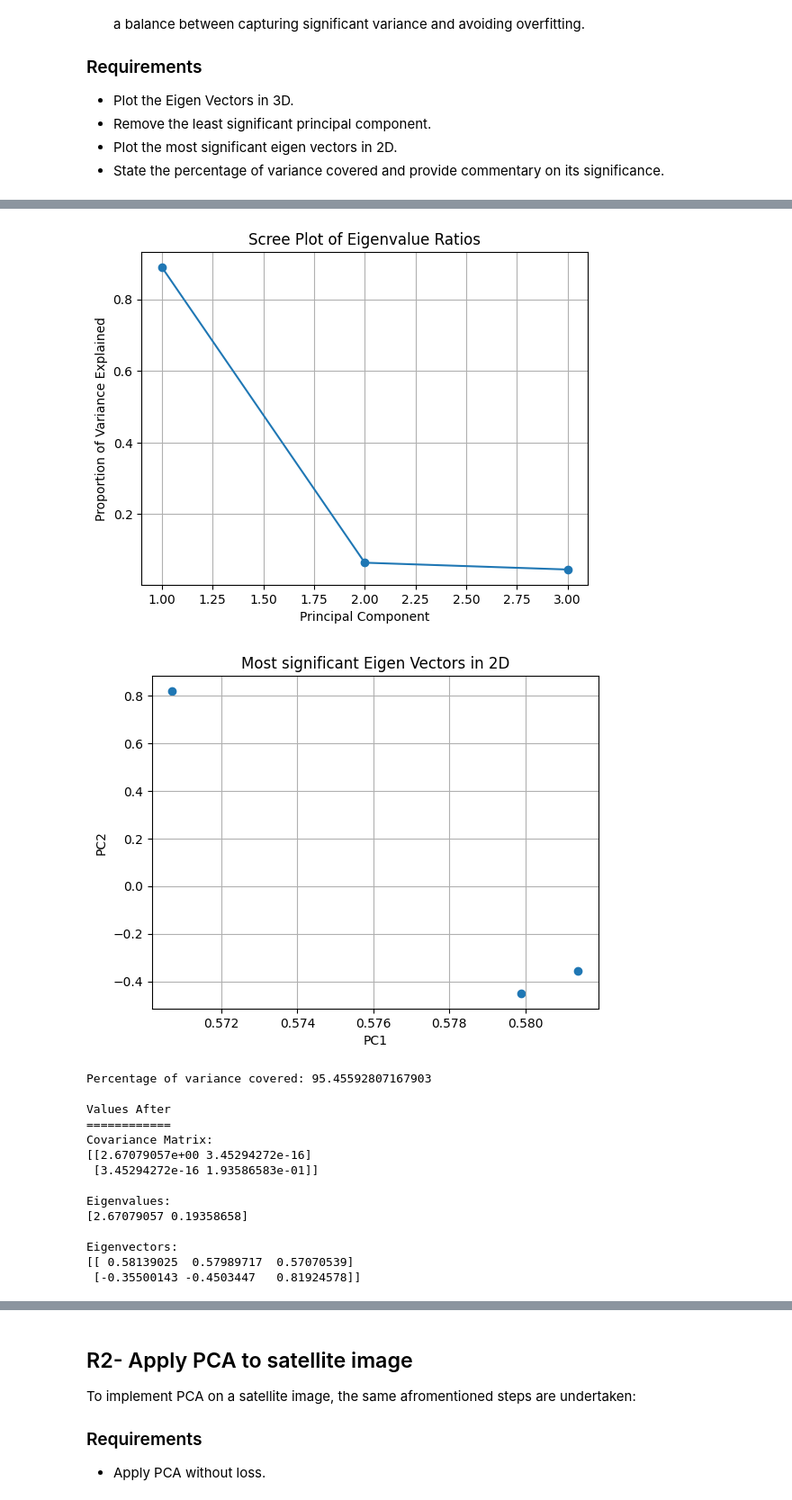
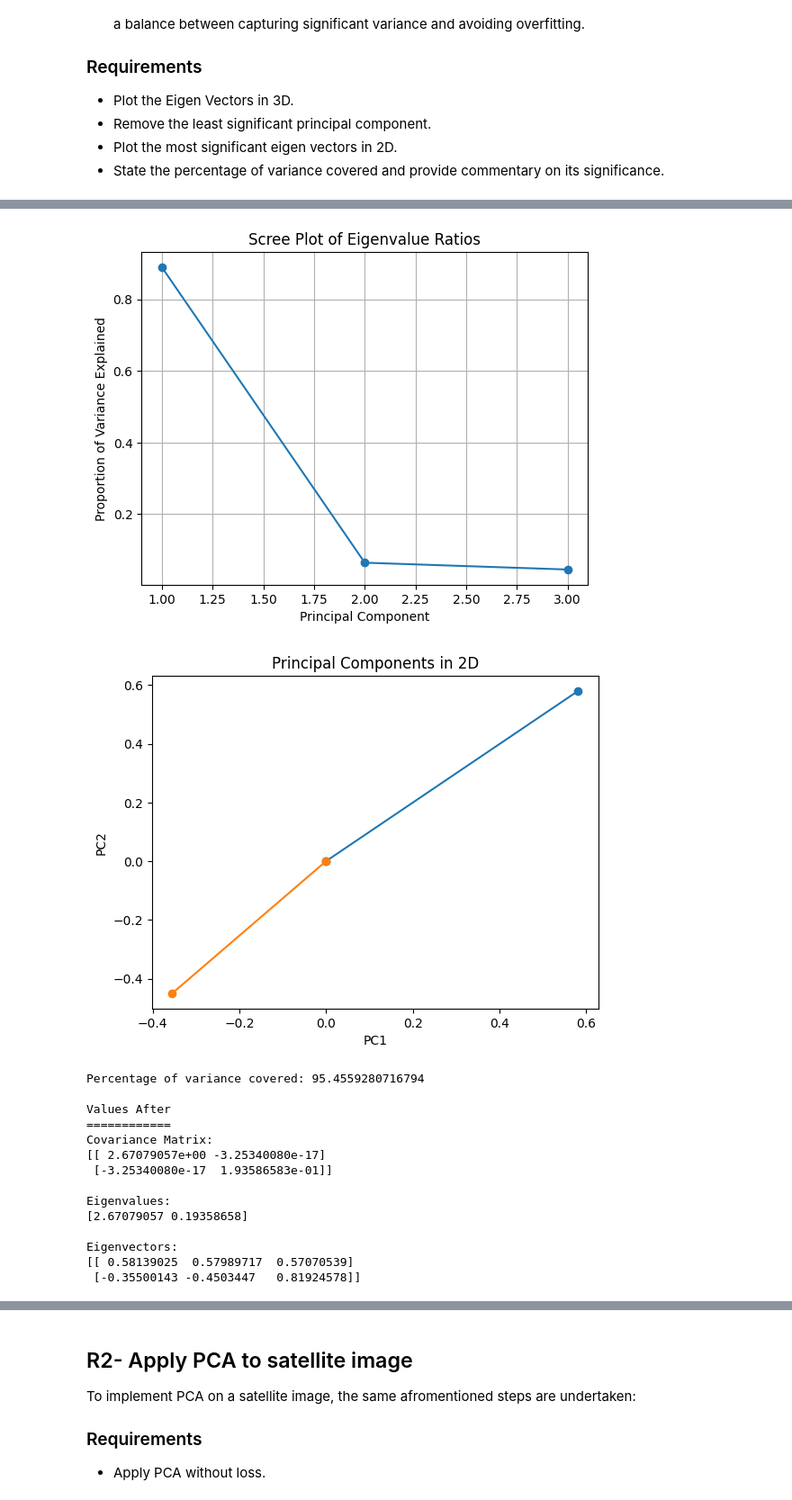
Before and after one commit to EngPeterAtef/Satellite-Imagery-Labs, a Jupyter notebook: Lab 2/9202395_9202405.ipynb, the cells around one changed output, grey strips where cells are left out. Shown at 90% size. Drawn from its saved outputs; the diff is of its cells as text; code cells hidden in the pictures.

```diff
--- a/Lab 2/9202395_9202405.ipynb
+++ b/Lab 2/9202395_9202405.ipynb
@@ -121,12 +121,14 @@ pca.n_components = 2
 reduced_pixels = pca.fit_transform(scaled_pixels)
 
 # Plot the most significant eigen vectors in 2D
-plt.figure()
-plt.scatter(pca.components_[0], pca.components_[1])
-plt.xlabel('PC1')
-plt.ylabel('PC2')
-plt.title('Most significant Eigen Vectors in 2D')
-plt.grid(True)
+fig = plt.figure()
+ax = fig.add_subplot(111)
+origin = [0, 0, 0]
+ax.plot([0, pca.components_[0, 0]], [0, pca.components_[0, 1]], marker='o', label='PC1')
+ax.plot([0, pca.components_[1, 0]], [0, pca.components_[1, 1]], marker='o', label='PC2')
+ax.set_xlabel('PC1')
+ax.set_ylabel('PC2')
+plt.title('Principal Components in 2D')
 plt.show()
 
 # Calculate the percentage of variance covered
@@ -136,41 +138,61 @@ print("Percentage of variance covered:", variance_covered)
 # TODO: Print the covariance matrix, eigenvalues, and eigen vectors and comment on the result.
 print("\nValues After\n============")
 print("Covariance Matrix:")
 print(np.cov(reduced_pixels.T))
 print("\nEigenvalues:")
 print(pca.explained_variance_)
 print("\nEigenvectors:")
 print(pca.components_)
 
 # Commentary on the result
 # The first principal component now explains most of the variance, while the second captures less.
 # The eigenvectors remain unchanged as they represent the directions of maximum variance in the original feature space.
 # The values of the covariance matrix after the reduction are smaller (almost zeros) because there are no correlation between the features
+
+# Reconstruct the image using the reduced pixel values
+reconstructed_pixels = pca.inverse_transform(reduced_pixels)
+reconstructed_pixels = scaler.inverse_transform(reconstructed_pixels)
+reconstructed_image = reconstructed_pixels.reshape(image.shape).astype(np.uint8)
+
+# Plot the original and reconstructed images
+plt.figure(figsize=(10, 5))
+
+plt.subplot(1, 2, 1)
+plt.imshow(image)
+plt.title('Original Image')
+plt.axis('off')
+
+plt.subplot(1, 2, 2)
+plt.imshow(reconstructed_image)
+plt.title('Reconstructed Image')
+plt.axis('off')
+
+plt.show()
 # %% [output]
 [figure]
 Values Before
 ============
 Covariance Matrix:
 [[1.0002442  0.8636258  0.82428732]
  [0.8636258  1.0002442  0.8176574 ]
  [0.82428732 0.8176574  1.0002442 ]]
 
 Eigenvalues:
 [2.67079057 0.19358658 0.13635545]
 
 Eigenvectors:
 [[ 0.58139025  0.57989717  0.57070539]
  [-0.35500143 -0.4503447   0.81924578]
  [ 0.73209245 -0.67890274 -0.0559617 ]]
 [figure]
-[figure, old version]
+[figure, new version]
-Percentage of variance covered: 95.45592807167903
+Percentage of variance covered: 95.4559280716794
 
 Values After
 ============
 Covariance Matrix:
-[[2.67079057e+00 3.45294272e-16]
- [3.45294272e-16 1.93586583e-01]]
+[[ 2.67079057e+00 -3.25340080e-17]
+ [-3.25340080e-17  1.93586583e-01]]
 
 Eigenvalues:
 [2.67079057 0.19358658]
```
Also changed, not shown: parts of 1 cell of this notebook, 2 other files.
